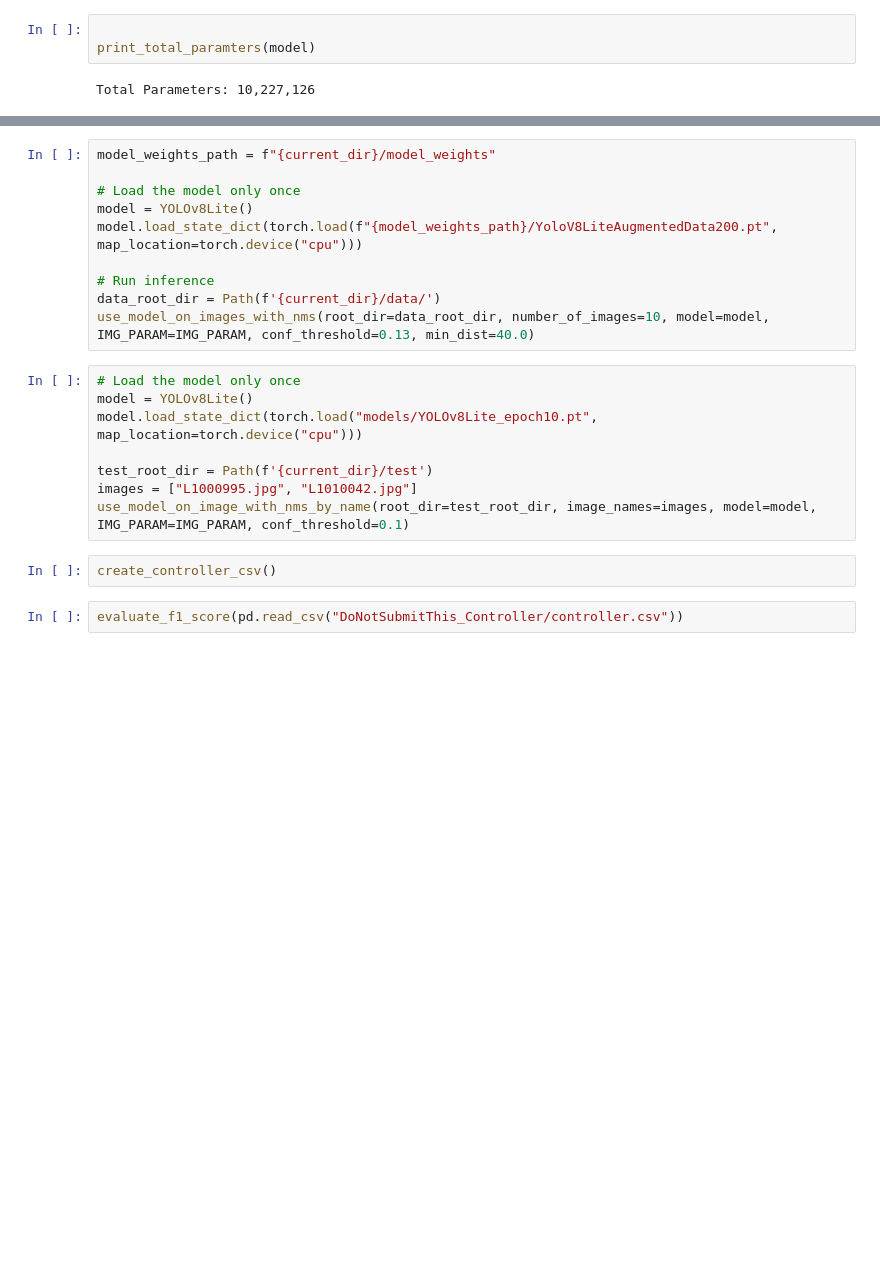
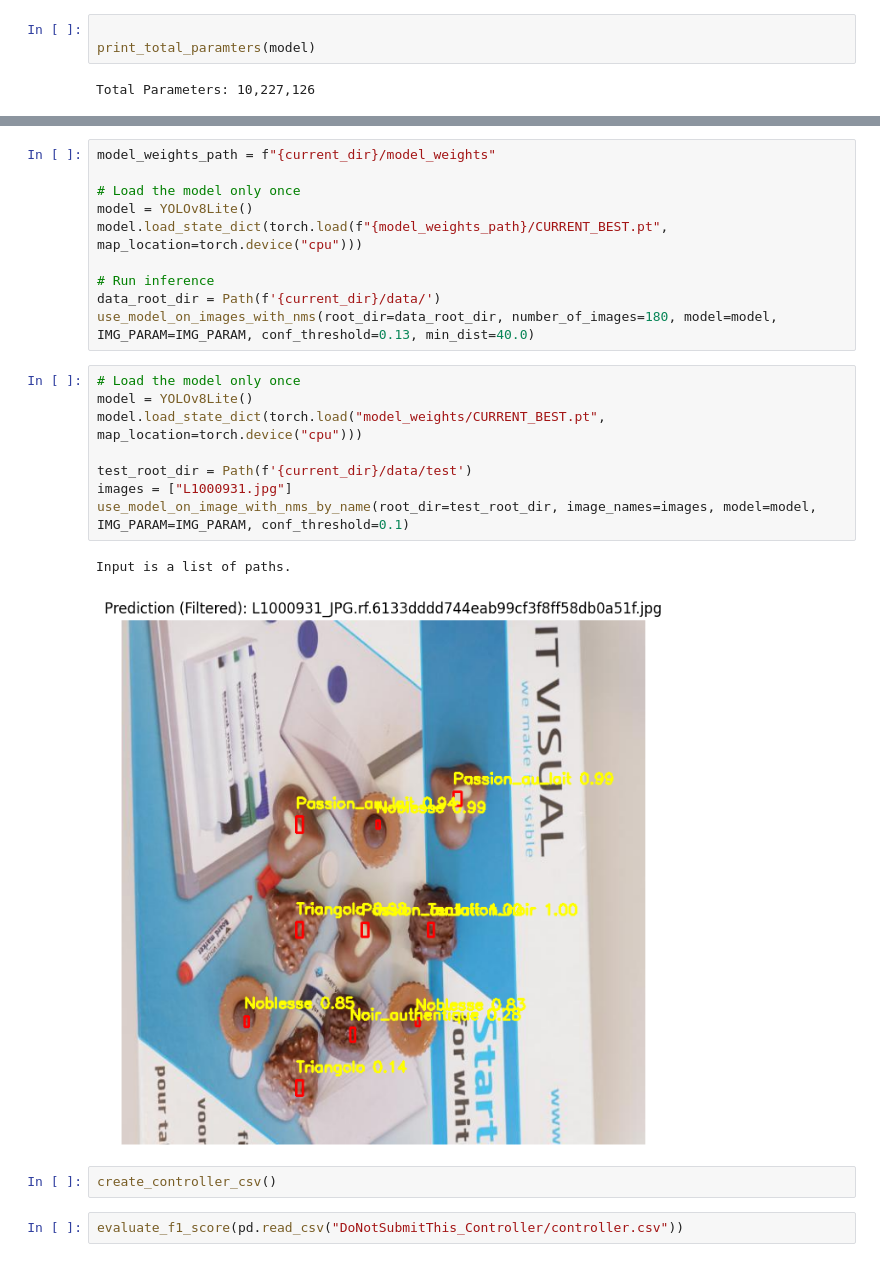
Before and after one commit to AaronDinesh/EE-451, a Jupyter notebook: project/report.ipynb, the cells around one changed output, grey strips where cells are left out. Drawn from its saved outputs; the diff is of its cells as text; blank space fills up the shorter version.

```diff
--- a/project/report.ipynb
+++ b/project/report.ipynb
@@ -113,19 +149,22 @@ model_weights_path = f"{current_dir}/model_weights"
 
 # Load the model only once
 model = YOLOv8Lite()
-model.load_state_dict(torch.load(f"{model_weights_path}/YoloV8LiteAugmentedData200.pt", map_location=torch.device("cpu")))
+model.load_state_dict(torch.load(f"{model_weights_path}/CURRENT_BEST.pt", map_location=torch.device("cpu")))
 
 # Run inference
 data_root_dir = Path(f'{current_dir}/data/')
-use_model_on_images_with_nms(root_dir=data_root_dir, number_of_images=10, model=model, IMG_PARAM=IMG_PARAM, conf_threshold=0.13, min_dist=40.0)
+use_model_on_images_with_nms(root_dir=data_root_dir, number_of_images=180, model=model, IMG_PARAM=IMG_PARAM, conf_threshold=0.13, min_dist=40.0)
 # %%
 # Load the model only once
 model = YOLOv8Lite()
-model.load_state_dict(torch.load("models/YOLOv8Lite_epoch10.pt", map_location=torch.device("cpu")))
+model.load_state_dict(torch.load("model_weights/CURRENT_BEST.pt", map_location=torch.device("cpu")))
 
-test_root_dir = Path(f'{current_dir}/test')
-images = ["L1000995.jpg", "L1010042.jpg"]
+test_root_dir = Path(f'{current_dir}/data/test')
+images = ["L1000931.jpg"]
 use_model_on_image_with_nms_by_name(root_dir=test_root_dir, image_names=images, model=model, IMG_PARAM=IMG_PARAM, conf_threshold=0.1)
+# %% [output]
+Input is a list of paths.
+[figure, added]
 # %%
 create_controller_csv()
 # %%
```
Also changed, not shown: parts of 11 cells of this notebook, 1 other file.
